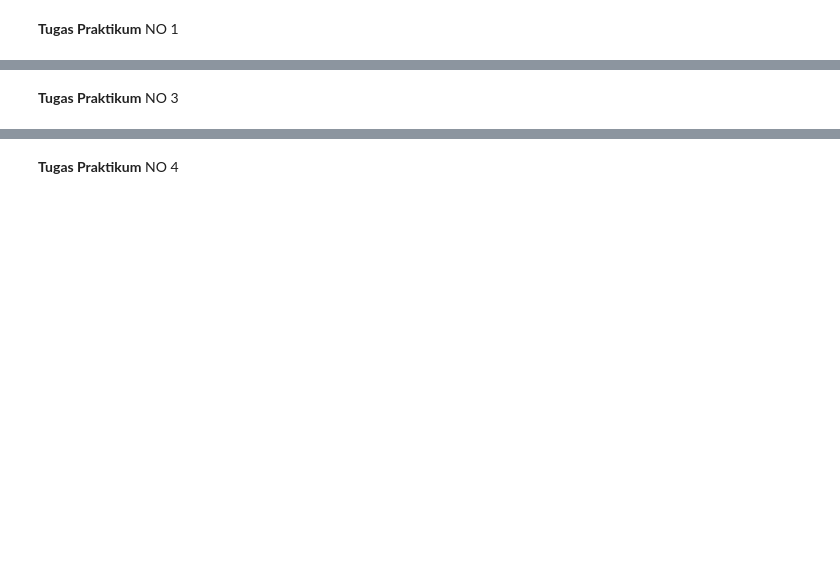
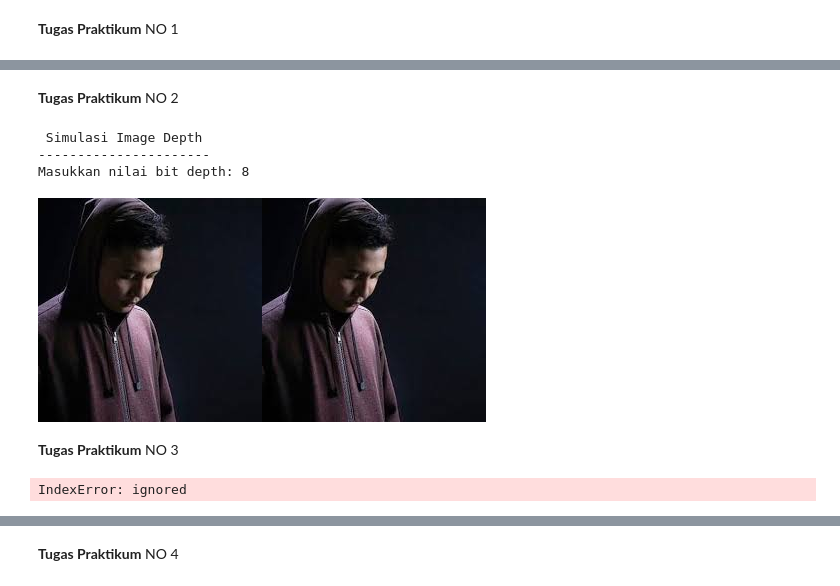
Before and after one commit to MahendraFirmansyah/PVCK_Genap_2021, a Jupyter notebook: Week5.ipynb, the cells around one changed output, grey strips where cells are left out. Drawn from its saved outputs; the diff is of its cells as text; code cells hidden in the pictures; blank space fills up the shorter version.

```diff
--- a/Week5.ipynb
+++ b/Week5.ipynb
@@ -46,3 +49,71 @@ Masukkan nilai Gamma: 10
+# %% [markdown]
+**Tugas Praktikum**
+NO 2
+# %%
+# nomor 2
+original = cv.cvtColor(img_rgb,cv.COLOR_BGR2RGB)
+gamma_image = np.zeros(original.shape, original.dtype)
+
+print(' Simulasi Image Depth ')
+print('----------------------')
+try:
+  bd = float(input('Masukkan nilai bit depth: '))
+except ValueError:
+  print('Error, not a number')
+
+bit = 2**bd
+level = 255 / (bit - 1)
+
+for y in range(original.shape[0]):
+  for x in range(original.shape[1]):
+    for c in range(original.shape[2]):
+     gamma_image[y,x,c] = np.clip(round(original[y,x,c] / level) * level, 0, 255);
+
+final_frame = cv.hconcat((original, gamma_image))
+cv2_imshow(final_frame)
+# %% [output]
+ Simulasi Image Depth
+----------------------
+Masukkan nilai bit depth: 8
+[figure, added]
 # %% [markdown]
 **Tugas Praktikum**
 NO 3
+# %%
+# nomor 3.1 (citra: 5)
+import glob
+from math import log10, sqrt
+
+original = cv.imread('/content/drive/MyDrive/PCVK/img/2.jpg')
+cv_img = []
+for img in glob.glob('/content/drive/MyDrive/PCVK/img/noises/*.jpg'):
+    n = cv.imread(img)
+    cv_img.append(n)
+
+dst = cv_img[0]
+noise_number = 4 # nomor (array) gambar pada folder noises
+for i in range(noise_number):
+    if i == 0:
+        pass
+    else:
+        alpha = 1.0 / (i + 1)
+        beta = 1.0 - alpha
+        dst = cv.addWeighted(cv_img[i], alpha, dst, beta, 0.0)
+
+def PSNR(original, compressed):
+    mse = np.mean((original - compressed) ** 2)
+    if(mse == 0):  # MSE is zero means no noise is present in the signal.
+                  # Therefore PSNR have no importance.
+        return 100
+    max_pixel = 255.0
+    psnr = 20 * log10(max_pixel / sqrt(mse))
+    return psnr
+
+compressed = dst
+psnr = PSNR(original, compressed)
+
+print('Nilai PSNR adalah',psnr,'(dB)')
+galaxy_frame = cv.hconcat((original, dst))
+cv2_imshow(galaxy_frame)
+# %% [output]
+IndexError: ignored
```
Also changed, not shown: parts of 10 cells of this notebook.
